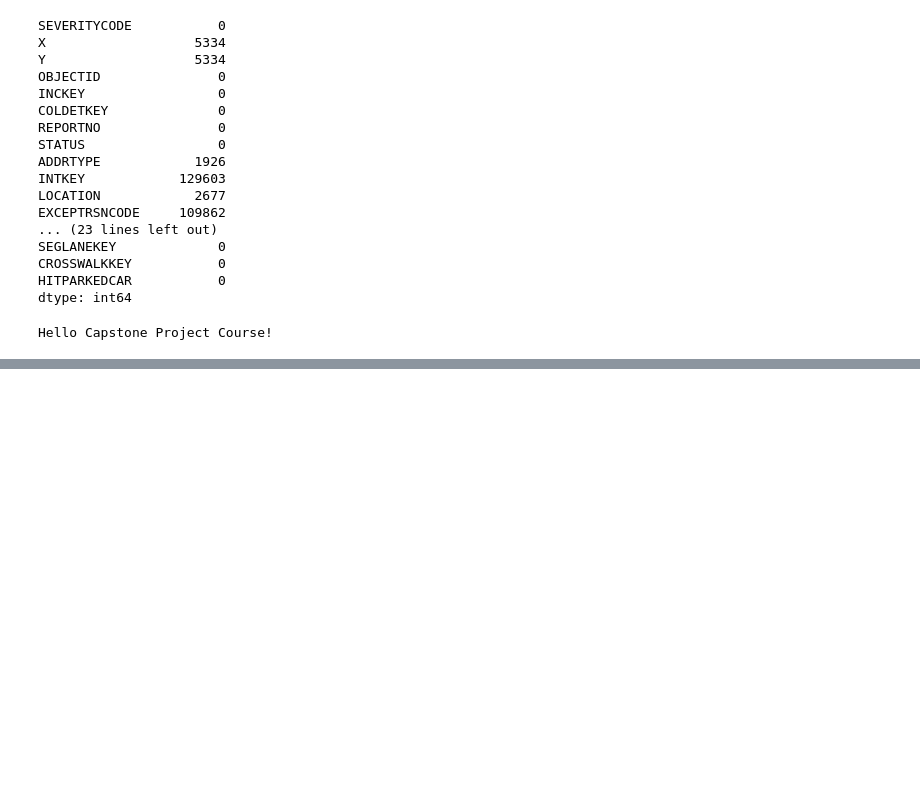
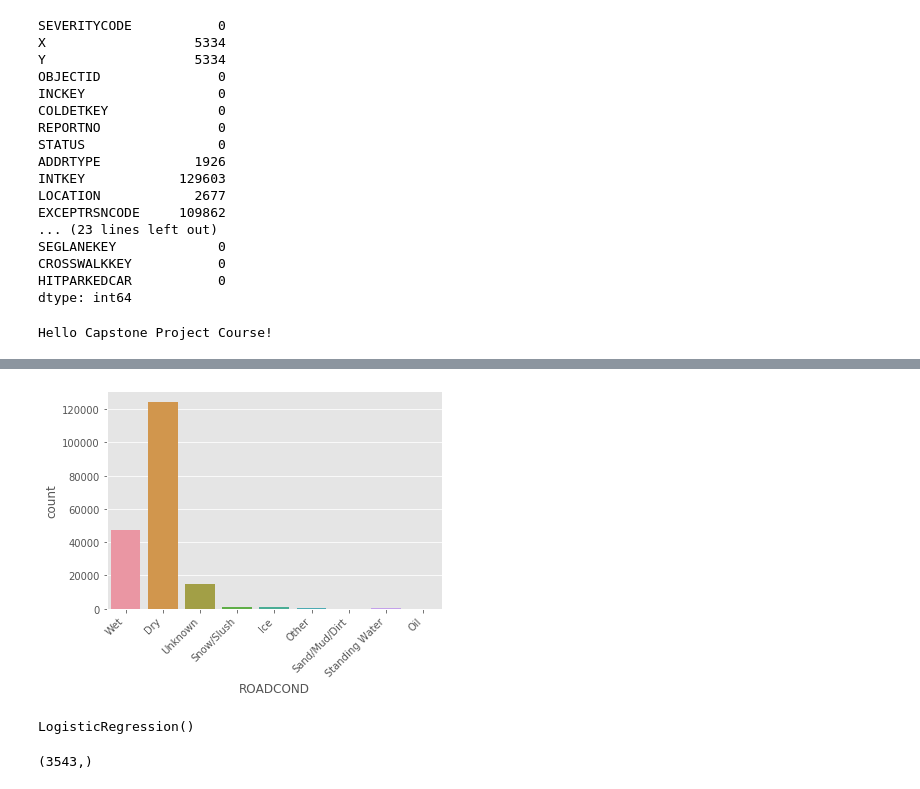
Before and after one commit to maheshcheetirala/IBM-Car-AccidentseverityPrediction, a Jupyter notebook: car accident severity prediction.ipynb, the cells around one changed output, grey strips where cells are left out. Saved outputs shown, nothing was run; the diff lists cells and outputs as text; code cells hidden in the pictures; blank space fills up the shorter version.

```diff
--- a/car accident severity prediction.ipynb
+++ b/car accident severity prediction.ipynb
@@ -58,0 +349,6 @@ Hello Capstone Project Course!
+# %%
+ax = sns.countplot(df['ROADCOND'])
+ax.set_xticklabels(ax.get_xticklabels(), rotation=45, horizontalalignment='right')
+plt.show()
+# %% [output]
+[figure, added]
@@ -58,0 +363,5 @@ Hello Capstone Project Course!
+# %%
+lr=LogisticRegression()
+lr.fit(x_train,y_train)
+# %% [output]
+LogisticRegression()
@@ -58,0 +370,4 @@ Hello Capstone Project Course!
+# %%
+ypred.shape
+# %% [output]
+(3543,)
```
Also changed, not shown: parts of 42 cells of this notebook, 1 other file.
